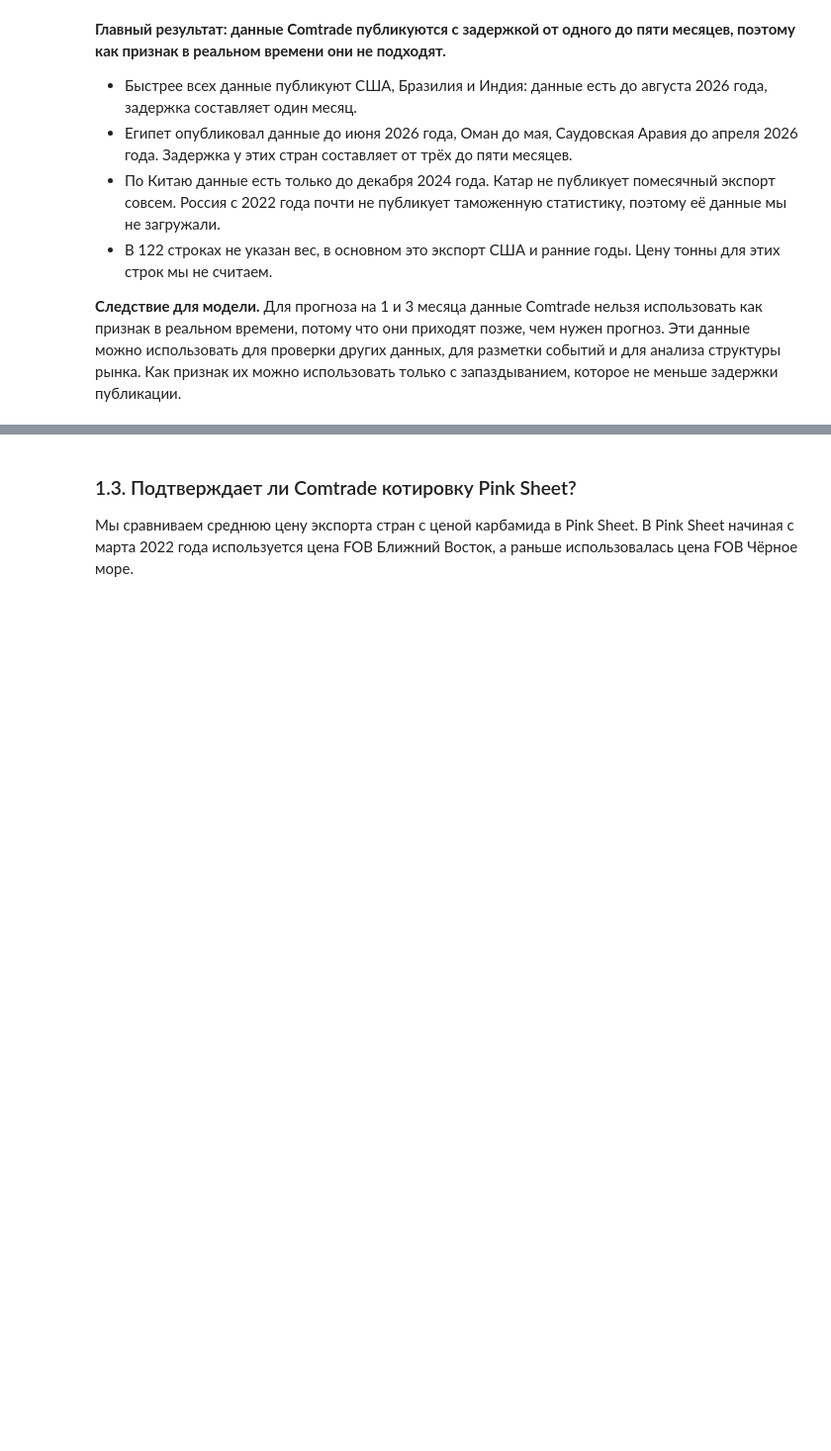
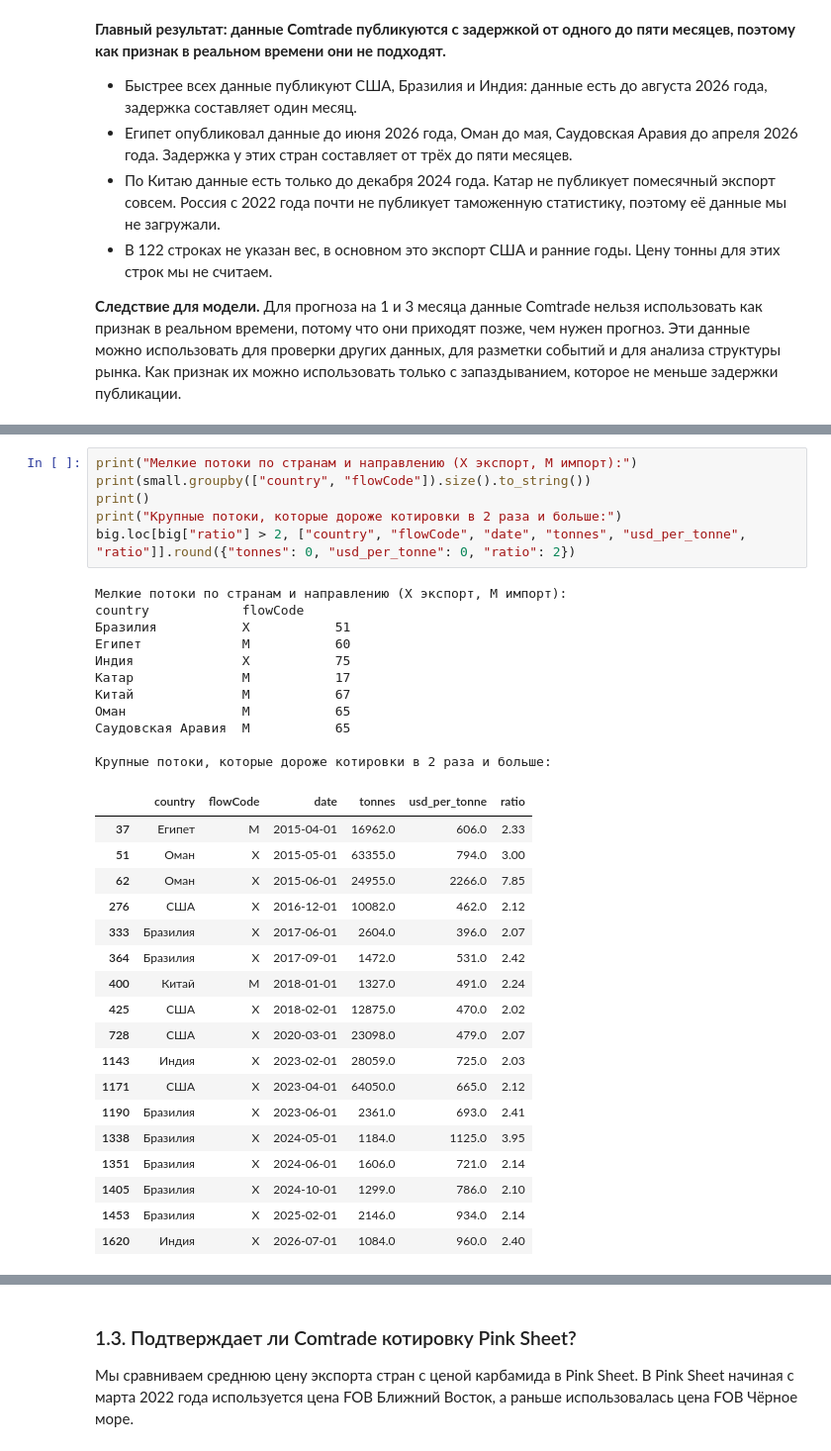
Before and after one commit to VldslMr/fertilizer-supply-chain-digital-model, a Jupyter notebook: checkpoint_2/elizaveta_eda/notebooks/02_eda_external.ipynb, the cells around one changed output, grey strips where cells are left out. Shown at 99% size. Cells and saved outputs as stored; diff of their text form; blank space fills up the shorter version.

```diff
--- a/checkpoint_2/elizaveta_eda/notebooks/02_eda_external.ipynb
+++ b/checkpoint_2/elizaveta_eda/notebooks/02_eda_external.ipynb
@@ -93,0 +132,36 @@ print("Мелкие потоки: медиана цены тонны", round(sma
+# %%
+print("Мелкие потоки по странам и направлению (X экспорт, M импорт):")
+print(small.groupby(["country", "flowCode"]).size().to_string())
+print()
+print("Крупные потоки, которые дороже котировки в 2 раза и больше:")
+big.loc[big["ratio"] > 2, ["country", "flowCode", "date", "tonnes", "usd_per_tonne", "ratio"]].round({"tonnes": 0, "usd_per_tonne": 0, "ratio": 2})
+# %% [output]
+Мелкие потоки по странам и направлению (X экспорт, M импорт):
+country            flowCode
+Бразилия           X           51
+Египет             M           60
+Индия              X           75
+Катар              M           17
+Китай              M           67
+Оман               M           65
+Саудовская Аравия  M           65
+
+Крупные потоки, которые дороже котировки в 2 раза и больше:
+|  | country | flowCode | date | tonnes | usd_per_tonne | ratio |
+| 37 | Египет | M | 2015-04-01 | 16962.0 | 606.0 | 2.33 |
+| 51 | Оман | X | 2015-05-01 | 63355.0 | 794.0 | 3.00 |
+| 62 | Оман | X | 2015-06-01 | 24955.0 | 2266.0 | 7.85 |
+| 276 | США | X | 2016-12-01 | 10082.0 | 462.0 | 2.12 |
+| 333 | Бразилия | X | 2017-06-01 | 2604.0 | 396.0 | 2.07 |
+| 364 | Бразилия | X | 2017-09-01 | 1472.0 | 531.0 | 2.42 |
+| 400 | Китай | M | 2018-01-01 | 1327.0 | 491.0 | 2.24 |
+| 425 | США | X | 2018-02-01 | 12875.0 | 470.0 | 2.02 |
+| 728 | США | X | 2020-03-01 | 23098.0 | 479.0 | 2.07 |
+| 1143 | Индия | X | 2023-02-01 | 28059.0 | 725.0 | 2.03 |
+| 1171 | США | X | 2023-04-01 | 64050.0 | 665.0 | 2.12 |
+| 1190 | Бразилия | X | 2023-06-01 | 2361.0 | 693.0 | 2.41 |
+| 1338 | Бразилия | X | 2024-05-01 | 1184.0 | 1125.0 | 3.95 |
+| 1351 | Бразилия | X | 2024-06-01 | 1606.0 | 721.0 | 2.14 |
+| 1405 | Бразилия | X | 2024-10-01 | 1299.0 | 786.0 | 2.10 |
+| 1453 | Бразилия | X | 2025-02-01 | 2146.0 | 934.0 | 2.14 |
+| 1620 | Индия | X | 2026-07-01 | 1084.0 | 960.0 | 2.40 |
```
Also changed, not shown: parts of 7 cells of this notebook, 4 other files.
